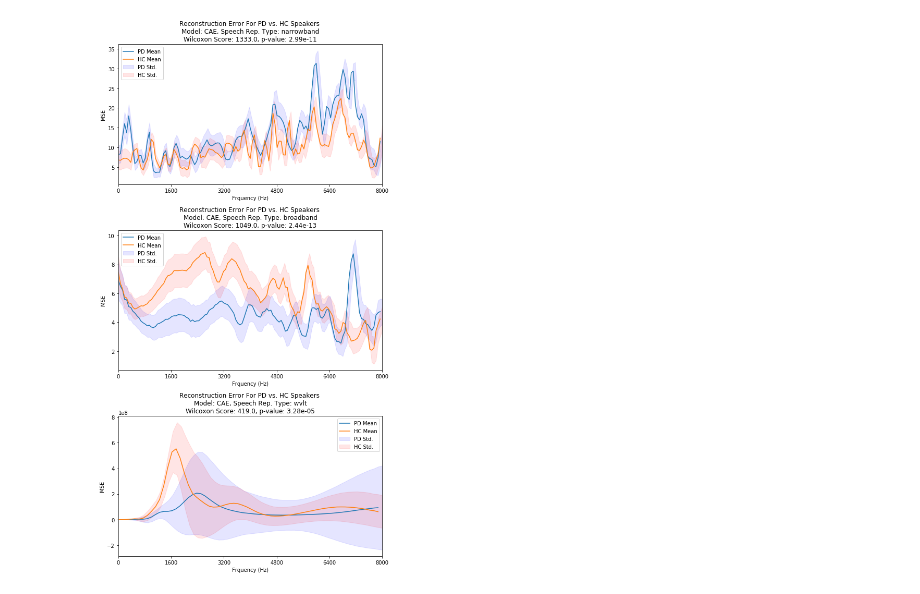
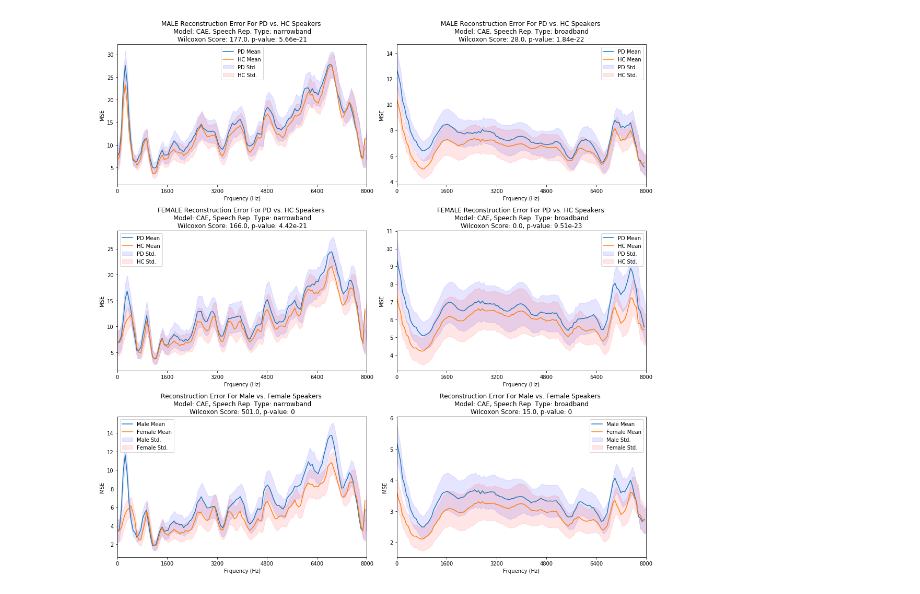
Before and after one commit to gjm311/aeternaSpeech, a Jupyter notebook: code/speechRepAnalysis/view_recon.ipynb, the cells around one changed output. Saved outputs shown, nothing was run; the diff lists cells and outputs as text; code cells hidden in the pictures.

```diff
--- a/code/speechRepAnalysis/view_recon.ipynb
+++ b/code/speechRepAnalysis/view_recon.ipynb
@@ -176,12 +163,0 @@ for nmod,mod in enumerate(mods):
-# %%
-mfda_path=PATH+"/pdSpanish/"
-gender=pd.read_csv(mfda_path+"metadata-Spanish_All.csv")['gender'].values
-load_path=PATH+'/pts/reconErrs/'+mod+'_'+rep+'.pickle'
-with open(load_path, 'rb') as handle:
-    data = pickle.load(handle)
-
-data
-
-# pd_mfdas=mfdas[0:50]
-# hc_mfdas=mfdas[50:]
-# spk_data
@@ -206,44 +192,82 @@ data
 # %%
 """
 VISUALIZE reconstruction error for pd vs. hc speakers for all utterance types.
 """
 
-fig,ax=plt.subplots(nrows=3,ncols=1, figsize=(8,15))
+fig,ax=plt.subplots(nrows=3,ncols=2, figsize=(15,15))
 cs=['b','r']
 
 mods=['CAE']
-reps=['narrowband','broadband','wvlt']
+reps=['narrowband','broadband']
 
 for nmod,mod in enumerate(mods):
     for nrep,rep in enumerate(reps):
-        load_path=PATH+'/pts/reconErrs/'+mod+'_'+rep+'.pickle'
+        load_path=PATH+'/pts/reconErrs/'+mod+'_'+rep+'_gender.pickle'
         with open(load_path, 'rb') as handle:
             data = pickle.load(handle)
 
-        ax_curr=ax[nrep]
-        for nspk,spk in enumerate(['pd','hc']):
-            means=data[spk]['means'][0,:]
-            stds=np.mean(data[spk]['stds'],axis=0)
-            ttl="Reconstruction Error For PD vs. HC Speakers \nModel: "+mod+", Speech Rep. Type: "+rep+\
-            '\nWilcoxon Score: '+str(scipy.stats.wilcoxon(data['pd']['means'][0,:],data['hc']['means'][0,:])[0])+\
-            ", p-value: "+str('{:.3g}'.format(scipy.stats.wilcoxon(data['pd']['means'][0,:],data['hc']['means'][0,:])[1],3))
 
-            under_line=means-stds
-            over_line=means+stds
+        for gItr,gender in enumerate(['m','f']):
+            ax_curr=ax[gItr][nrep]
+            ovrall_num_frs=np.shape(data[spk][gender]['means'])[1]
+            ovrall_means=np.zeros((ovrall_num_frs,2))
+            ovrall_stds=np.zeros((ovrall_num_frs,2))
 
-            ax_curr.plot(means)
-            ax_curr.fill_between(np.linspace(0,len(stds),len(stds)), under_line, over_line, color=cs[nspk], alpha=.1)
+            for nspk,spk in enumerate(['pd','hc']):
+                means=np.mean(data[spk][gender]['means'],axis=0)
+                stds=np.mean(data[spk][gender]['stds'],axis=0)
+                ovrall_means[:,gItr]=means
+                ovrall_stds[:,gItr]=stds
+                if gItr==0:
+                    gen="MALE"
+                else:
+                    gen="FEMALE"
+                ttl=gen+" Reconstruction Error For PD vs. HC Speakers \nModel: "+mod+", Speech Rep. Type: "+rep+\
+                '\nWilcoxon Score: '+str(scipy.stats.wilcoxon(np.mean(data['pd'][gender]['means'],axis=0),np.mean(data['hc'][gender]['means'],axis=0))[0])+\
+                ", p-value: "+str('{:.3g}'.format(scipy.stats.wilcoxon(np.mean(data['pd'][gender]['means'],axis=0),np.mean(data['hc'][gender]['means'],axis=0))[1],3))
 
-            ax_curr.set_title(ttl)
-            ax_curr.set_xticks(np.linspace(0,len(means),6))
-            ax_curr.set_xticklabels(map(str, np.linspace(0,8000,6, dtype=np.int)))
-            ax_curr.set_xlabel('Frquency (Hz)')
-            ax_curr.set_ylabel('MSE')
-            ax_curr.set_xlim([0,len(means)])
+                under_line=means-stds
+                over_line=means+stds
+
+                ax_curr.plot(means)
+                ax_curr.fill_between(np.linspace(0,len(stds),len(stds)), under_line, over_line, color=cs[nspk], alpha=.1)
+
+                ax_curr.set_title(ttl)
+                ax_curr.set_xticks(np.linspace(0,len(means),6))
+                ax_curr.set_xticklabels(map(str, np.linspace(0,8000,6, dtype=np.int)))
+                ax_curr.set_xlabel('Frquency (Hz)')
+                ax_curr.set_ylabel('MSE')
+                ax_curr.set_xlim([0,len(means)])
+            #     ax.set_ylim([-.5,1])
+
+                ax_curr.legend(['PD Mean','HC Mean','PD Std.','HC Std.'])
+
+            ovrall_means=np.mean(ovrall_means,axis=1)
+            ovrall_stds=np.mean(ovrall_stds,axis=1)
+            ax_curr=ax[2][nrep]
+            ax_curr.plot(ovrall_means)
+            u_line=ovrall_means-ovrall_stds
+            o_line=ovrall_means+ovrall_stds
+            ax_curr.fill_between(np.linspace(0,len(ovrall_stds),len(ovrall_stds)), u_line, o_line, color=cs[gItr], alpha=.1)
+            if gItr==0:
+                m_means=ovrall_means
+                m_stds=ovrall_stds
+
+        ttl="Reconstruction Error For Male vs. Female Speakers \nModel: "+mod+", Speech Rep. Type: "+rep+\
+                '\nWilcoxon Score: '+str(scipy.stats.wilcoxon(m_means,ovrall_means)[0])+\
+                ", p-value: "+str('{:.3g}'.format(np.round(scipy.stats.wilcoxon(m_means,ovrall_means)[1],3)))
+
+        ax_curr.set_title(ttl)
+        ax_curr.set_xticks(np.linspace(0,len(ovrall_means),6))
+        ax_curr.set_xticklabels(map(str, np.linspace(0,8000,6, dtype=np.int)))
+        ax_curr.set_xlabel('Frquency (Hz)')
+        ax_curr.set_ylabel('MSE')
+        ax_curr.set_xlim([0,len(ovrall_means)])
         #     ax.set_ylim([-.5,1])
 
-            ax_curr.legend(['PD Mean','HC Mean','PD Std.','HC Std.'])
-            plt.tight_layout()
+        ax_curr.legend(['Male Mean','Female Mean','Male Std.','Female Std.'])
+
+plt.tight_layout()
 # %% [output]
-[figure, old version]
+[figure, new version]
 # %%
```
Also changed, not shown: parts of 10 cells of this notebook, 16 other files.
